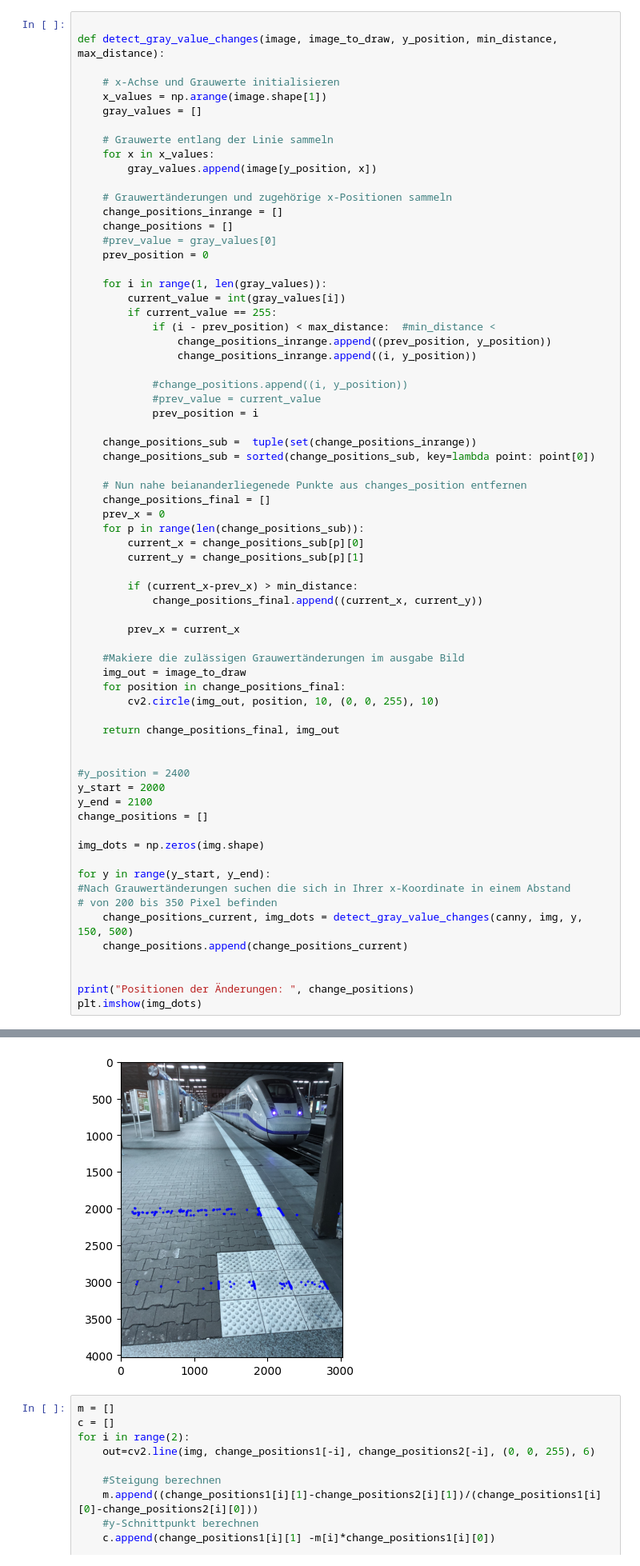
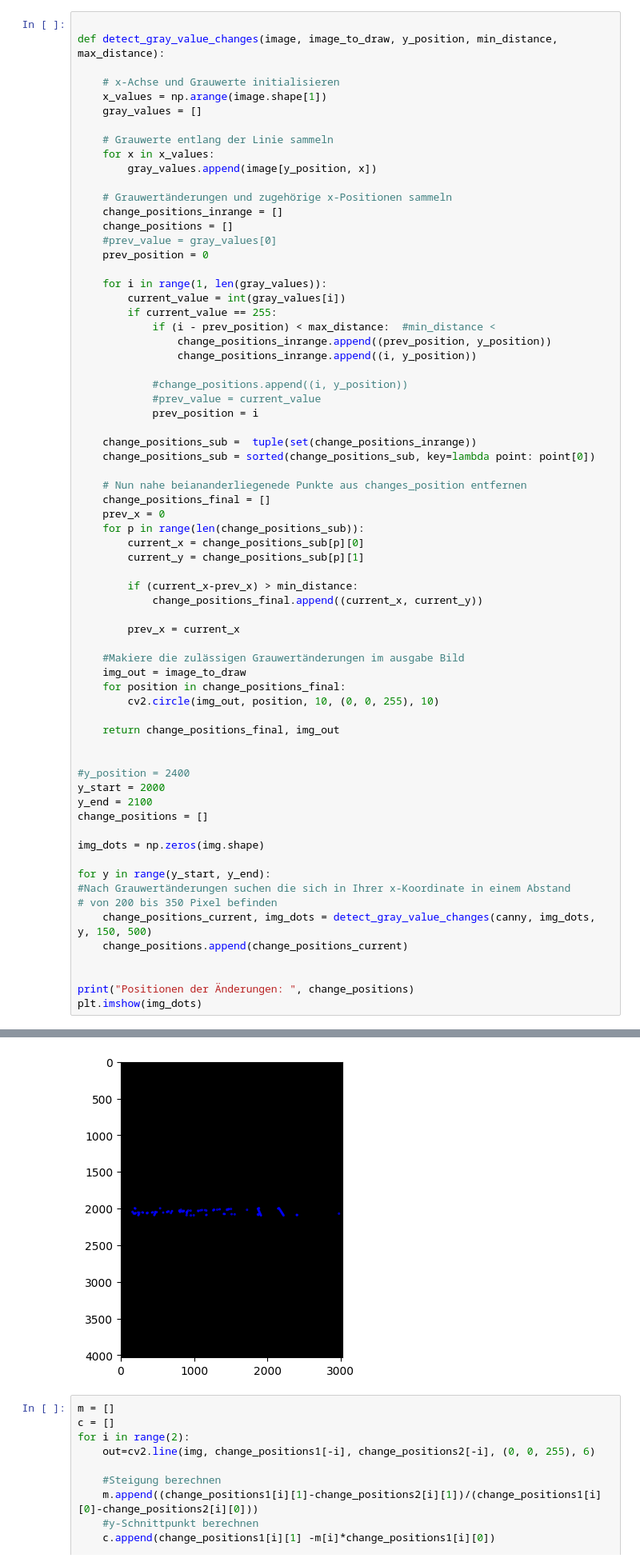
Before and after one commit to hendric-popma/project_bums, a Jupyter notebook: search line canny.ipynb, the cells around one changed output, grey strips where cells are left out. Shown at 80% size. Cells and saved outputs as stored; diff of their text form.

```diff
--- a/search line canny.ipynb
+++ b/search line canny.ipynb
@@ -139,7 +139,7 @@ img_dots = np.zeros(img.shape)
 for y in range(y_start, y_end):
 #Nach Grauwertänderungen suchen die sich in Ihrer x-Koordinate in einem Abstand
 # von 200 bis 350 Pixel befinden
-    change_positions_current, img_dots = detect_gray_value_changes(canny, img, y, 150, 500)
+    change_positions_current, img_dots = detect_gray_value_changes(canny, img_dots, y, 150, 500)
     change_positions.append(change_positions_current)
 
 
@@ -151,4 +152,4 @@ Positionen der Änderungen:  [[(1877, 2000), (2149, 2000)], [(190, 2001), (1877,
-[figure, old version]
+[figure, new version]
 # %%
 m = []
 c = []
```
Also changed, not shown: parts of 1 cell of this notebook.
